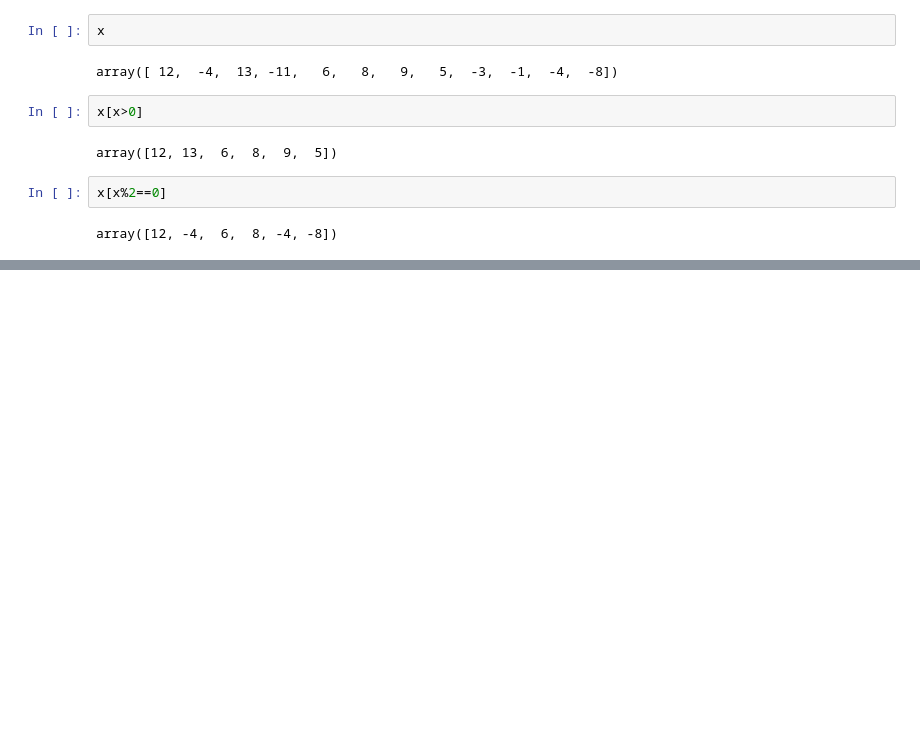
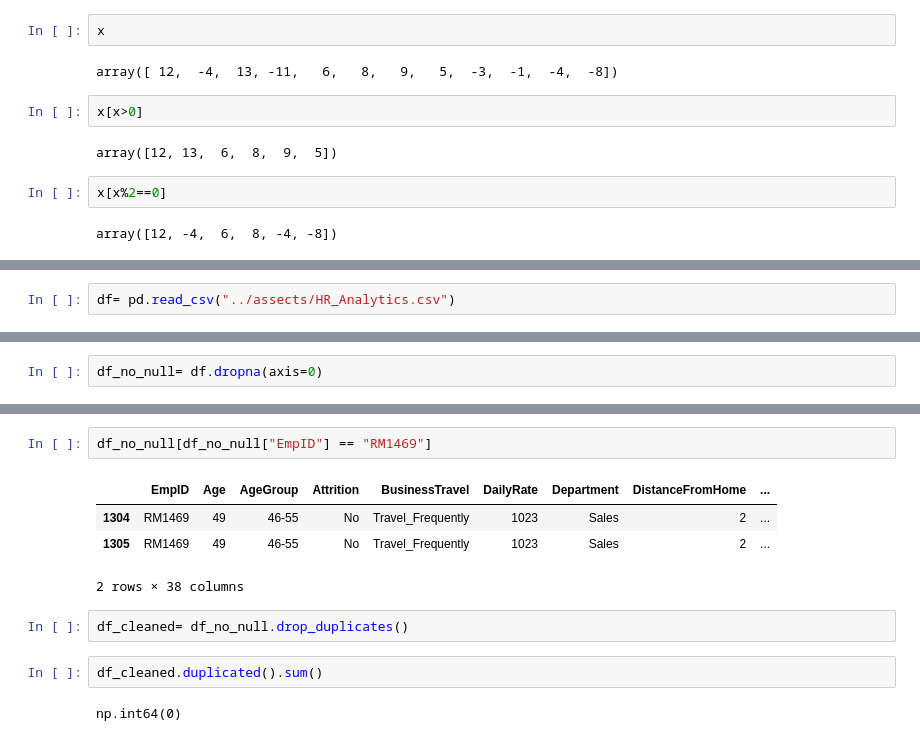
Before and after one commit to suryam-sourya/Data_analytic_notes, a Jupyter notebook: Numpy/numpy_1.ipynb, the cells around one changed output, grey strips where cells are left out. Cells and saved outputs as stored; diff of their text form; blank space fills up the shorter version.

```diff
--- a/numpy_1.ipynb
+++ b/Numpy/numpy_1.ipynb
@@ -1214,0 +1219,2 @@ array([12, -4,  6,  8, -4, -8])
+# %%
+df= pd.read_csv("../assects/HR_Analytics.csv")
@@ -1214,0 +1242,2 @@ array([12, -4,  6,  8, -4, -8])
+# %%
+df_no_null= df.dropna(axis=0)
@@ -1214,0 +1284,13 @@ array([12, -4,  6,  8, -4, -8])
+# %%
+df_no_null[df_no_null["EmpID"] == "RM1469"]
+# %% [output]
+|  | EmpID | Age | AgeGroup | Attrition | BusinessTravel | DailyRate | Department | DistanceFromHome | ... |
+| 1304 | RM1469 | 49 | 46-55 | No | Travel_Frequently | 1023 | Sales | 2 | ... |
+| 1305 | RM1469 | 49 | 46-55 | No | Travel_Frequently | 1023 | Sales | 2 | ... |
+2 rows × 38 columns
+# %%
+df_cleaned= df_no_null.drop_duplicates()
+# %%
+df_cleaned.duplicated().sum()
+# %% [output]
+np.int64(0)
```
Also changed, not shown: parts of 7 cells of this notebook, 13 other files.
